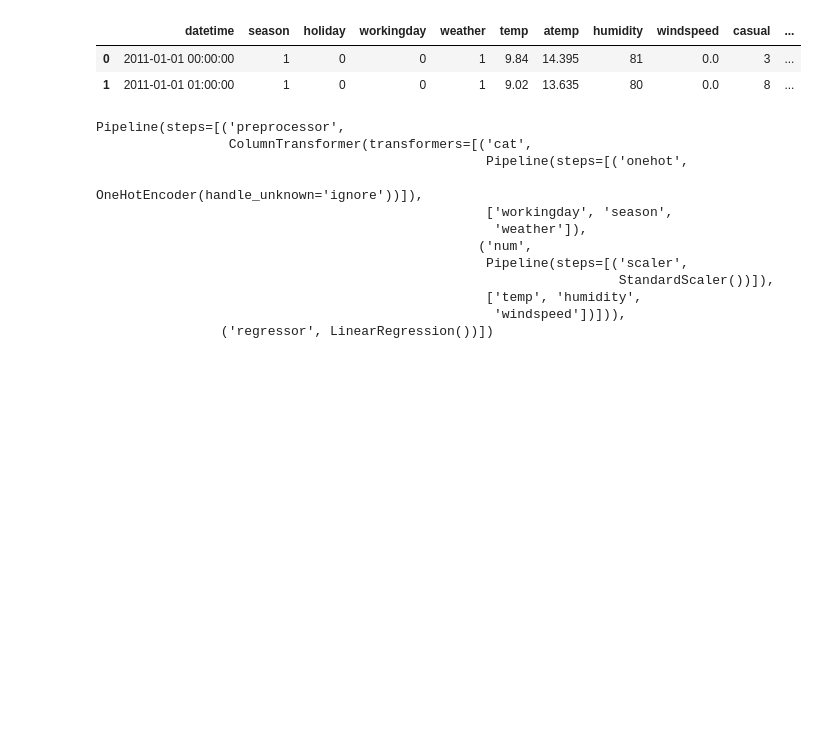
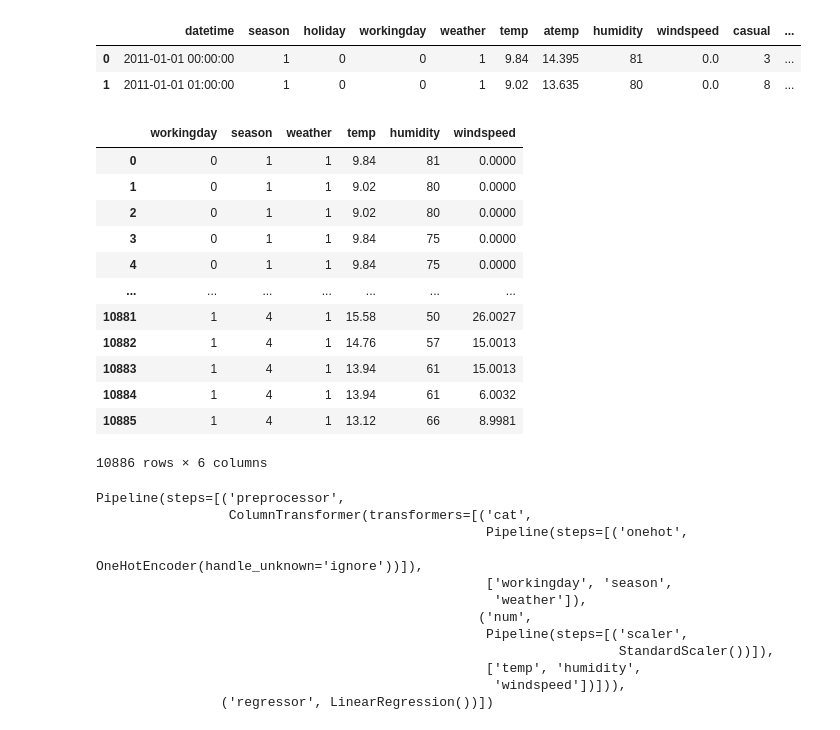
Before and after one commit to delinai/schulich_ds1, a Jupyter notebook: In-class Code/Module6_LinearRegression.ipynb, the cells around one changed output. Saved outputs shown, nothing was run; the diff lists cells and outputs as text; code cells hidden in the pictures; blank space fills up the shorter version.

```diff
--- a/In-class Code/Module6_LinearRegression.ipynb
+++ b/In-class Code/Module6_LinearRegression.ipynb
@@ -339,6 +342,22 @@ bikes.head(2)
 categorical_features = ['workingday','season', 'weather']
 numerical_features = ['temp','humidity', 'windspeed']
 target = 'casual'
+# %%
+bikes[['workingday','season','weather','temp','humidity','windspeed']]
+# %% [output]
+|  | workingday | season | weather | temp | humidity | windspeed |
+| 0 | 0 | 1 | 1 | 9.84 | 81 | 0.0000 |
+| 1 | 0 | 1 | 1 | 9.02 | 80 | 0.0000 |
+| 2 | 0 | 1 | 1 | 9.02 | 80 | 0.0000 |
+| 3 | 0 | 1 | 1 | 9.84 | 75 | 0.0000 |
+| 4 | 0 | 1 | 1 | 9.84 | 75 | 0.0000 |
+| ... | ... | ... | ... | ... | ... | ... |
+| 10881 | 1 | 4 | 1 | 15.58 | 50 | 26.0027 |
+| 10882 | 1 | 4 | 1 | 14.76 | 57 | 15.0013 |
+| 10883 | 1 | 4 | 1 | 13.94 | 61 | 15.0013 |
+| 10884 | 1 | 4 | 1 | 13.94 | 61 | 6.0032 |
+| 10885 | 1 | 4 | 1 | 13.12 | 66 | 8.9981 |
+10886 rows × 6 columns
 # %%
 # split data in train / test
 X_train, X_test, y_train, y_test = train_test_split(bikes[categorical_features + numerical_features]
```
Also changed, not shown: parts of 6 cells of this notebook.
